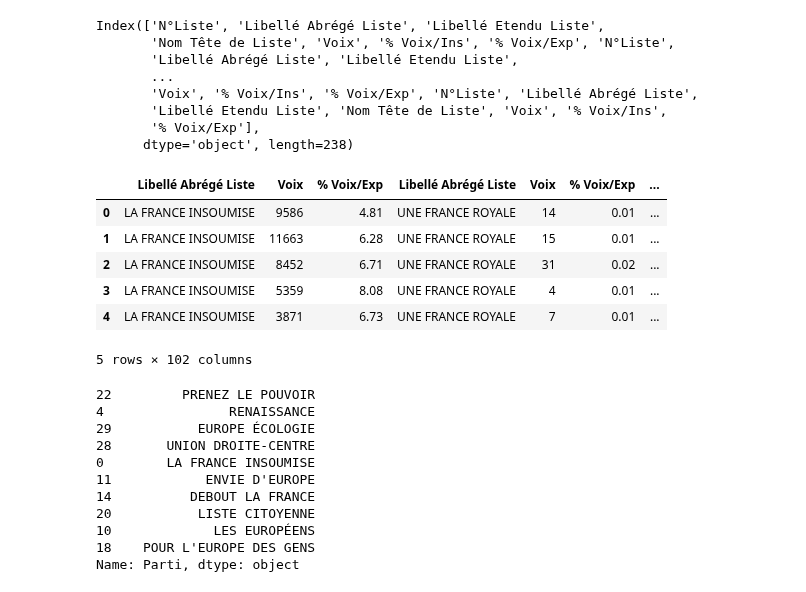
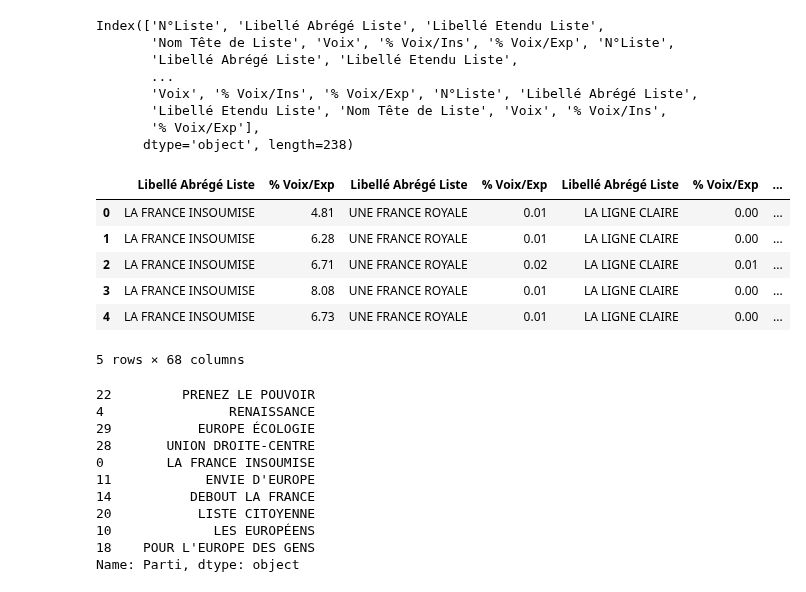
Before and after one commit to zuulaika/Projet-python, a Jupyter notebook: code_principal_z.ipynb, the cells around one changed output. Cells and saved outputs as stored; diff of their text form; code cells hidden in the pictures.

```diff
--- a/code_principal_z.ipynb
+++ b/code_principal_z.ipynb
@@ -121,25 +121,25 @@ Index(['N°Liste', 'Libellé Abrégé Liste', 'Libellé Etendu Liste',
 # %%
 #Sachant qu'il ya des colonnes inutiles, on va juste se concentre sur le nom du parti et les infos sur le nbr de voix
 cols_par_parti = 7
-cols_utiles = [1,4,6]
+cols_utiles = [1,6]
 
 # on selectionne les colonnes correspondantes pour chaque partie
 cols_a_garder = []
 for i in range(0, ee2019_parti.shape[1], cols_par_parti):
     cols_a_garder.extend([i + j for j in cols_utiles])
 
 ee2019_parti_n = ee2019_parti.iloc[:, cols_a_garder]
 
 
 ee2019_parti_n.head()
 # %% [output]
-|  | Libellé Abrégé Liste | Voix | % Voix/Exp | Libellé Abrégé Liste | Voix | % Voix/Exp | ... |
-| 0 | LA FRANCE INSOUMISE | 9586 | 4.81 | UNE FRANCE ROYALE | 14 | 0.01 | ... |
-| 1 | LA FRANCE INSOUMISE | 11663 | 6.28 | UNE FRANCE ROYALE | 15 | 0.01 | ... |
-| 2 | LA FRANCE INSOUMISE | 8452 | 6.71 | UNE FRANCE ROYALE | 31 | 0.02 | ... |
-| 3 | LA FRANCE INSOUMISE | 5359 | 8.08 | UNE FRANCE ROYALE | 4 | 0.01 | ... |
-| 4 | LA FRANCE INSOUMISE | 3871 | 6.73 | UNE FRANCE ROYALE | 7 | 0.01 | ... |
+|  | Libellé Abrégé Liste | % Voix/Exp | Libellé Abrégé Liste | % Voix/Exp | Libellé Abrégé Liste | % Voix/Exp | ... |
+| 0 | LA FRANCE INSOUMISE | 4.81 | UNE FRANCE ROYALE | 0.01 | LA LIGNE CLAIRE | 0.00 | ... |
+| 1 | LA FRANCE INSOUMISE | 6.28 | UNE FRANCE ROYALE | 0.01 | LA LIGNE CLAIRE | 0.00 | ... |
+| 2 | LA FRANCE INSOUMISE | 6.71 | UNE FRANCE ROYALE | 0.02 | LA LIGNE CLAIRE | 0.01 | ... |
+| 3 | LA FRANCE INSOUMISE | 8.08 | UNE FRANCE ROYALE | 0.01 | LA LIGNE CLAIRE | 0.00 | ... |
+| 4 | LA FRANCE INSOUMISE | 6.73 | UNE FRANCE ROYALE | 0.01 | LA LIGNE CLAIRE | 0.00 | ... |
-5 rows × 102 columns
+5 rows × 68 columns
 # %%
 #on veut garder que les partis avec un % de voix/exp > 0.1 sinon on a trop de partie
 #je prends cette decision sur a une recherche sur internet qui dit qu'il ya 11 parties principaux, les autres ayant des resultats trop faibles
```
Also changed, not shown: parts of 14 cells of this notebook.
